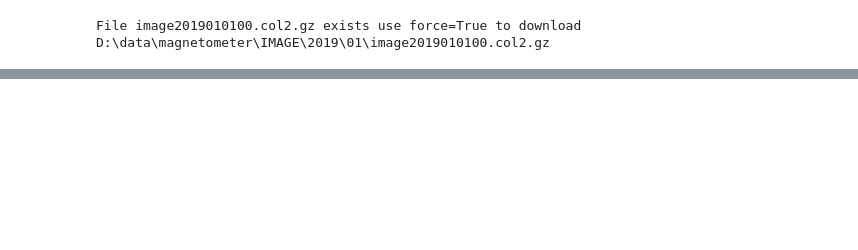
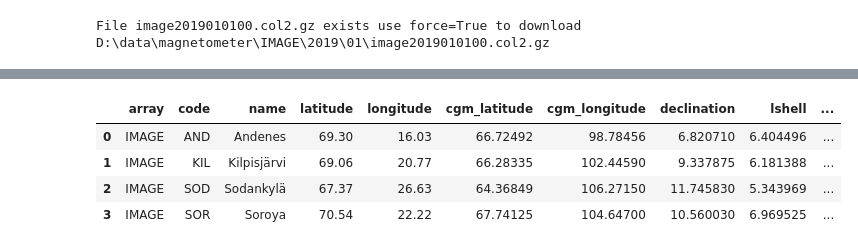
Before and after one commit to kylermurphy/gmag, a Jupyter notebook: notebooks/IMAGE_example.ipynb, the cells around one changed output, grey strips where cells are left out. Saved outputs shown, nothing was run; the diff lists cells and outputs as text; code cells hidden in the pictures; blank space fills up the shorter version.

```diff
--- a/notebooks/IMAGE_example.ipynb
+++ b/notebooks/IMAGE_example.ipynb
@@ -33,0 +43,8 @@ plt.plot(df['AND_X'])
+# %%
+im_m
+# %% [output]
+|  | array | code | name | latitude | longitude | cgm_latitude | cgm_longitude | declination | lshell | ... |
+| 0 | IMAGE | AND | Andenes | 69.30 | 16.03 | 66.72492 | 98.78456 | 6.820710 | 6.404496 | ... |
+| 1 | IMAGE | KIL | Kilpisjärvi | 69.06 | 20.77 | 66.28335 | 102.44590 | 9.337875 | 6.181388 | ... |
+| 2 | IMAGE | SOD | Sodankylä | 67.37 | 26.63 | 64.36849 | 106.27150 | 11.745830 | 5.343969 | ... |
+| 3 | IMAGE | SOR | Soroya | 70.54 | 22.22 | 67.74125 | 104.64700 | 10.560030 | 6.969525 | ... |
```
Also changed, not shown: parts of 8 cells of this notebook, 4 other files.
